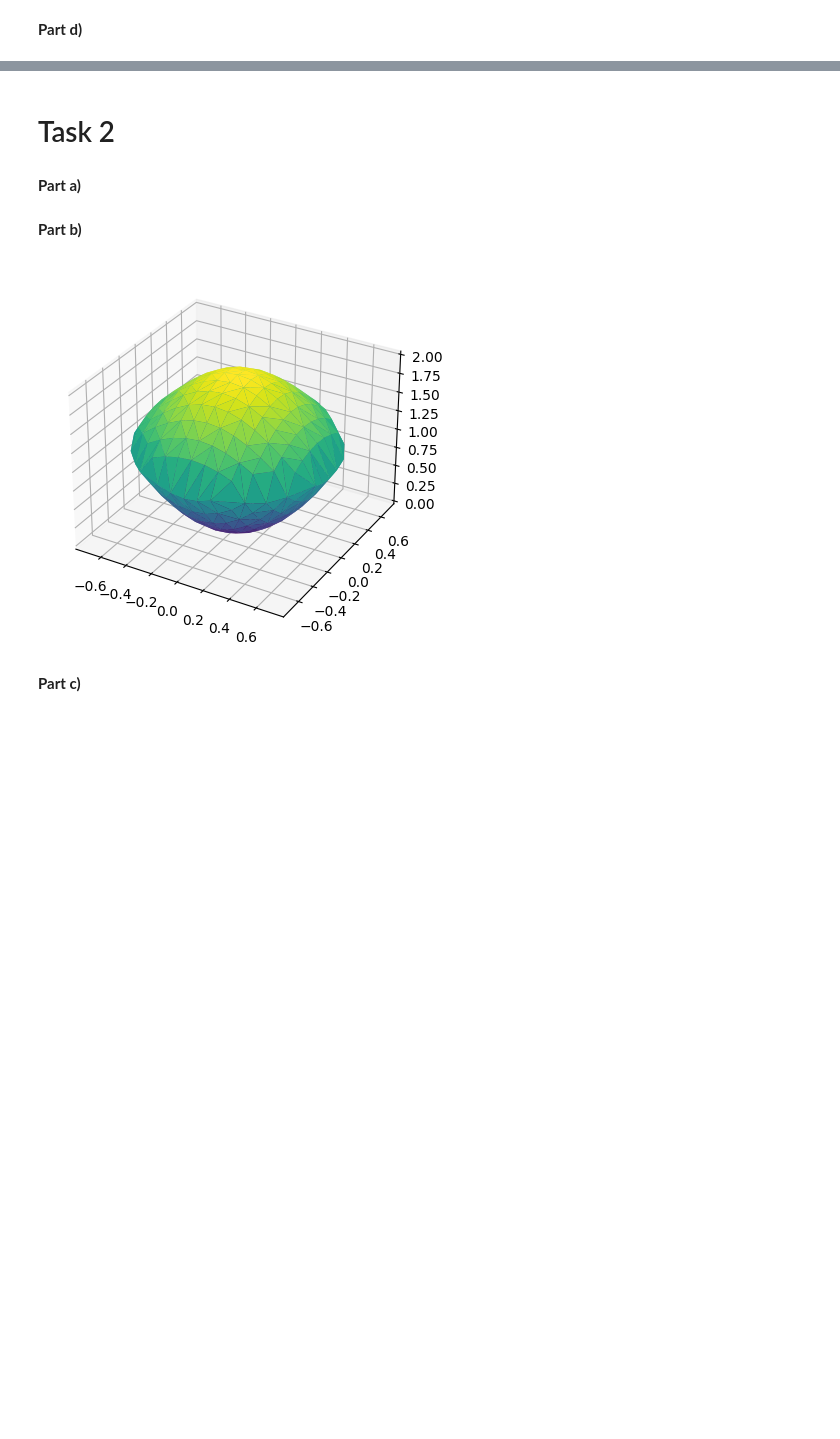
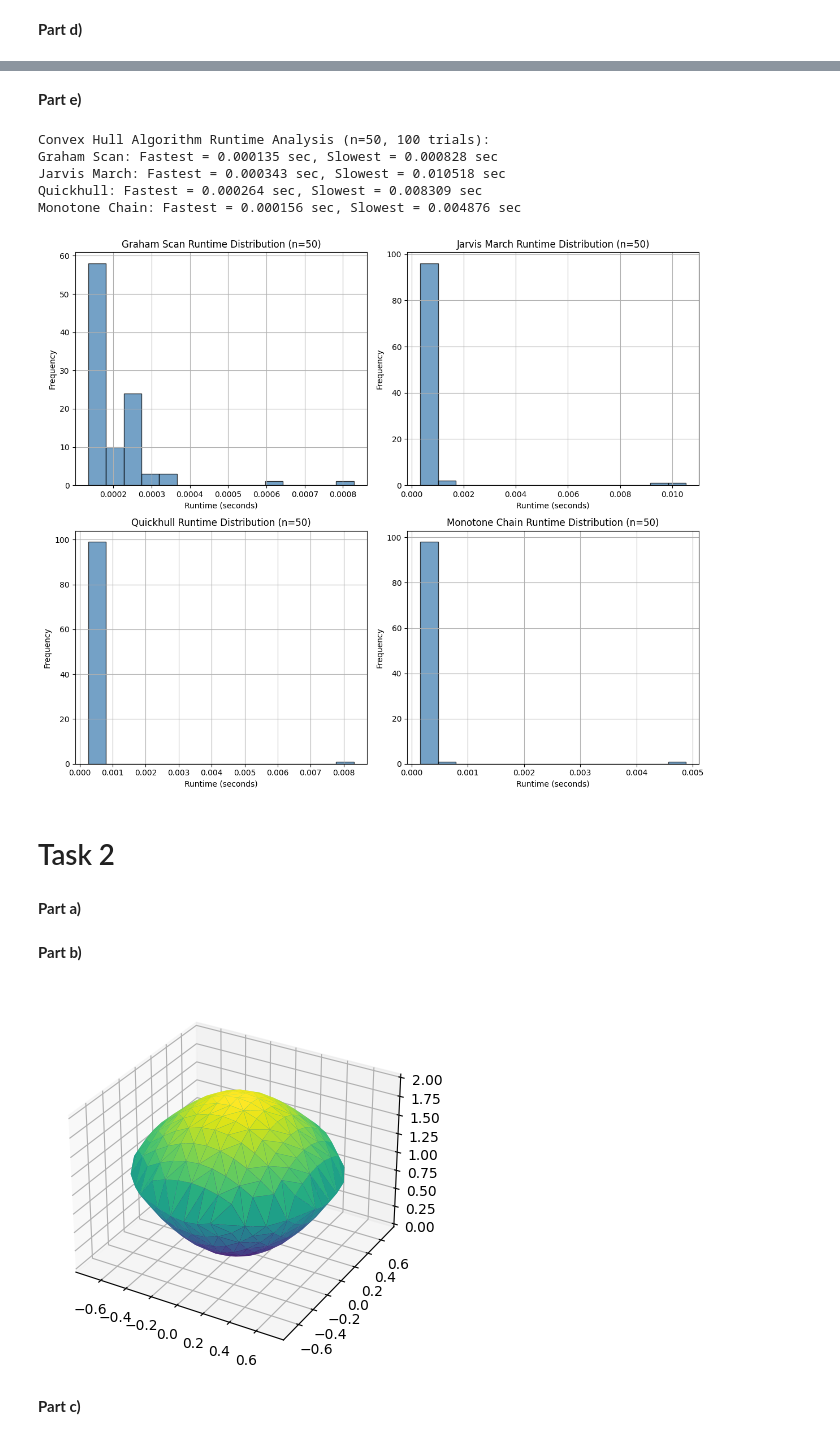
Before and after one commit to wcmelby/wcm_Phys129L_section, a Jupyter notebook: Section_2/Section2.ipynb, the cells around one changed output, grey strips where cells are left out. Cells and saved outputs as stored; diff of their text form; code cells hidden in the pictures; blank space fills up the shorter version.

```diff
--- a/Section_2/Section2.ipynb
+++ b/Section_2/Section2.ipynb
@@ -330,3 +408,71 @@ plt.show()
+# %% [markdown]
+**Part e)**
+# %%
+# Ensure reproducibility
+np.random.seed(42)
+random.seed(42)
+
+def generate_gaussian_point_cloud(n):
+    """Generate a 2D Gaussian-distributed point cloud with mean 0 and variance 1."""
+    return list(zip(np.random.normal(0, 1, n), np.random.normal(0, 1, n)))
+
+# Number of trials
+num_trials = 100
+n = 50  # Fixed number of points
+
+# Store runtimes for each method
+runtimes = {
+    "Graham Scan": [],
+    "Jarvis March": [],
+    "Quickhull": [],
+    "Monotone Chain": []
+}
+
+# Run each method 100 times
+for _ in range(num_trials):
+    np.random.seed(42)  # Reset seed to ensure the same data every time
+    random.seed(42)
+    points = generate_gaussian_point_cloud(n)  # Generate new point set
+
+    for method_name, method_func in {
+        "Graham Scan": graham_convex_hull,
+        "Jarvis March": jarvis_march,
+        "Quickhull": quickhull,
+        "Monotone Chain": monotone_chain
+    }.items():
+        start_time = time.perf_counter()
+        method_func(points)  # Compute convex hull
+        end_time = time.perf_counter()
+
+        runtimes[method_name].append(end_time - start_time)
+
+# Print the slowest and fastest time for each method
+print("Convex Hull Algorithm Runtime Analysis (n=50, 100 trials):")
+for method, times in runtimes.items():
+    print(f"{method}: Fastest = {min(times):.6f} sec, Slowest = {max(times):.6f} sec")
+
+# Create histograms for each method
+fig, axes = plt.subplots(2, 2, figsize=(12, 10))
+axes = axes.flatten()
+
+for ax, (method, times) in zip(axes, runtimes.items()):
+    ax.hist(times, bins=15, color='steelblue', alpha=0.75, edgecolor='black')
+    ax.set_title(f"{method} Runtime Distribution (n=50)")
+    ax.set_xlabel("Runtime (seconds)")
+    ax.set_ylabel("Frequency")
+    ax.grid(True)
+
+# Adjust layout and show plot
+plt.tight_layout()
+plt.savefig('convex_hull_runtime_distribution_100_trials.png')
+plt.show()
+# %% [output]
+Convex Hull Algorithm Runtime Analysis (n=50, 100 trials):
+Graham Scan: Fastest = 0.000135 sec, Slowest = 0.000828 sec
+Jarvis March: Fastest = 0.000343 sec, Slowest = 0.010518 sec
+Quickhull: Fastest = 0.000264 sec, Slowest = 0.008309 sec
+Monotone Chain: Fastest = 0.000156 sec, Slowest = 0.004876 sec
+[figure, added]
 # %% [markdown]
 # Task 2
 # %% [markdown]
```
Also changed, not shown: parts of 8 cells of this notebook, 15 other files.
